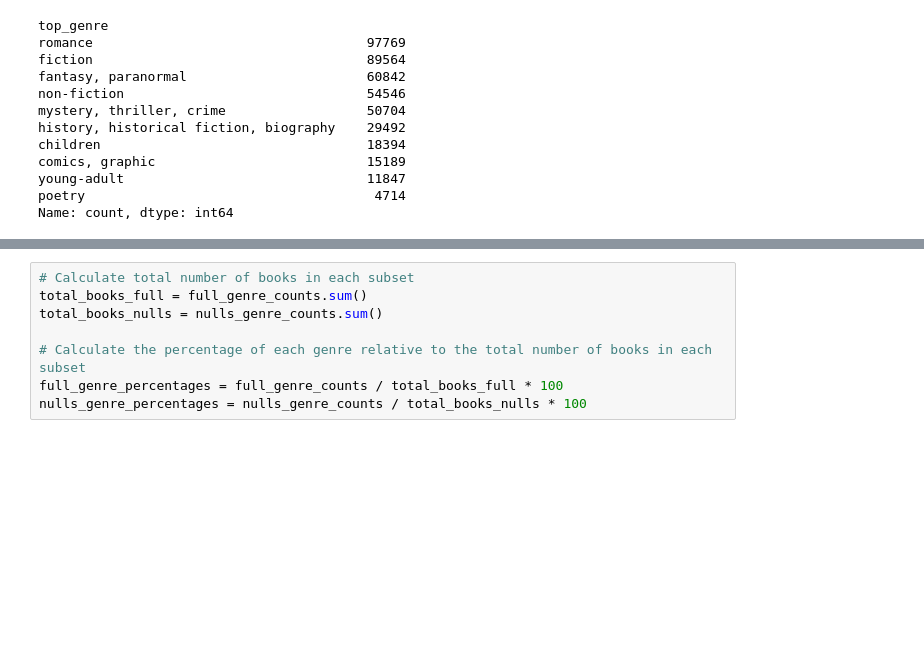
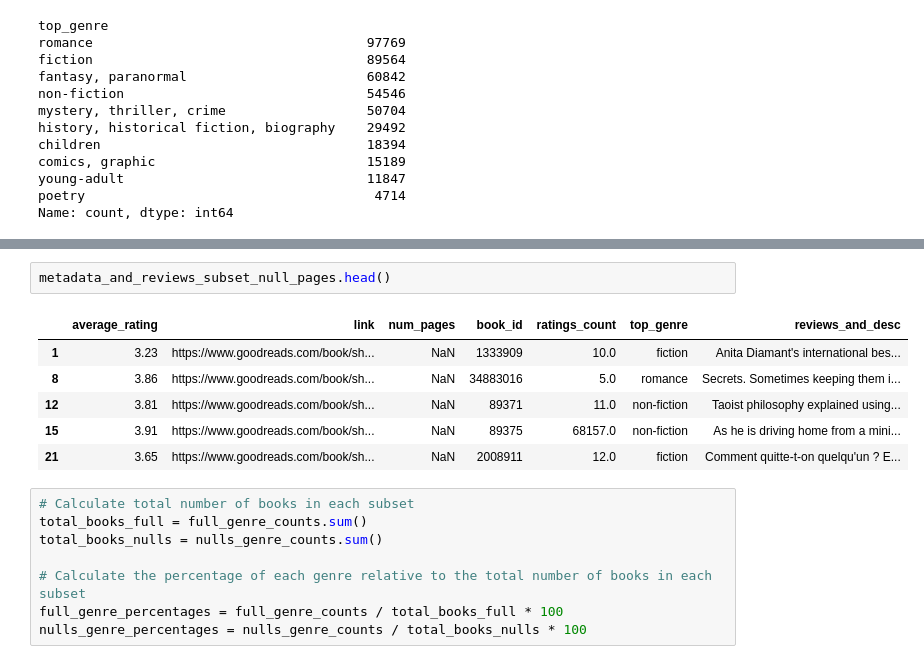
Before and after one commit to shelleylwang/goodreads-recommendations, a Jupyter notebook: data_prep.ipynb, the cells around one changed output, grey strips where cells are left out. Saved outputs shown, nothing was run; the diff lists cells and outputs as text; blank space fills up the shorter version.

```diff
--- a/data_prep.ipynb
+++ b/data_prep.ipynb
@@ -1294,3 +1311,12 @@ Name: count, dtype: int64
+# %%
+metadata_and_reviews_subset_null_pages.head()
+# %% [output]
+|  | average_rating | link | num_pages | book_id | ratings_count | top_genre | reviews_and_desc |
+| 1 | 3.23 | https://www.goodreads.com/book/sh... | NaN | 1333909 | 10.0 | fiction | Anita Diamant's international bes... |
+| 8 | 3.86 | https://www.goodreads.com/book/sh... | NaN | 34883016 | 5.0 | romance | Secrets. Sometimes keeping them i... |
+| 12 | 3.81 | https://www.goodreads.com/book/sh... | NaN | 89371 | 11.0 | non-fiction | Taoist philosophy explained using... |
+| 15 | 3.91 | https://www.goodreads.com/book/sh... | NaN | 89375 | 68157.0 | non-fiction | As he is driving home from a mini... |
+| 21 | 3.65 | https://www.goodreads.com/book/sh... | NaN | 2008911 | 12.0 | fiction | Comment quitte-t-on quelqu'un ? E... |
 # %%
 # Calculate total number of books in each subset
 total_books_full = full_genre_counts.sum()
```
Also changed, not shown: parts of 14 cells of this notebook.
